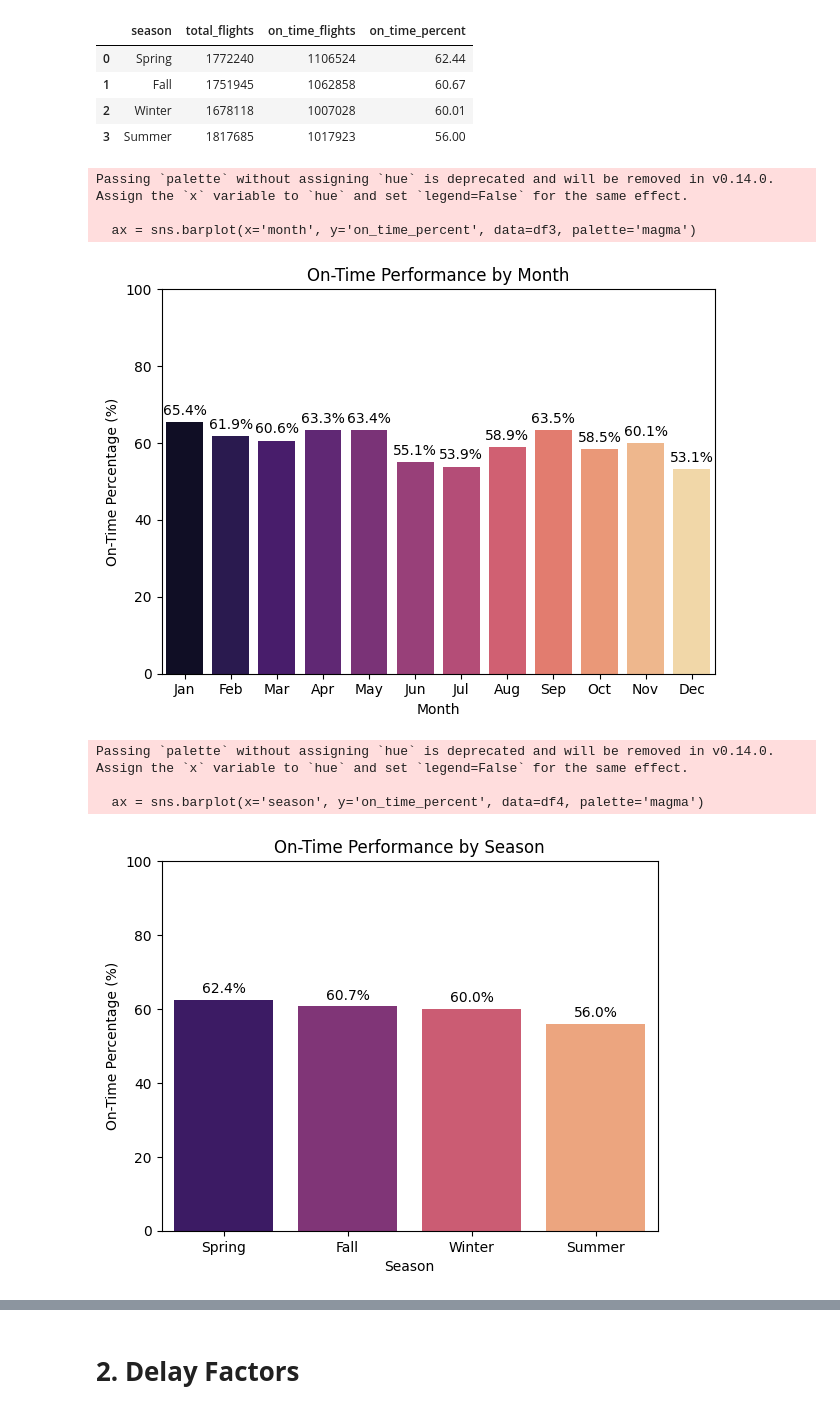
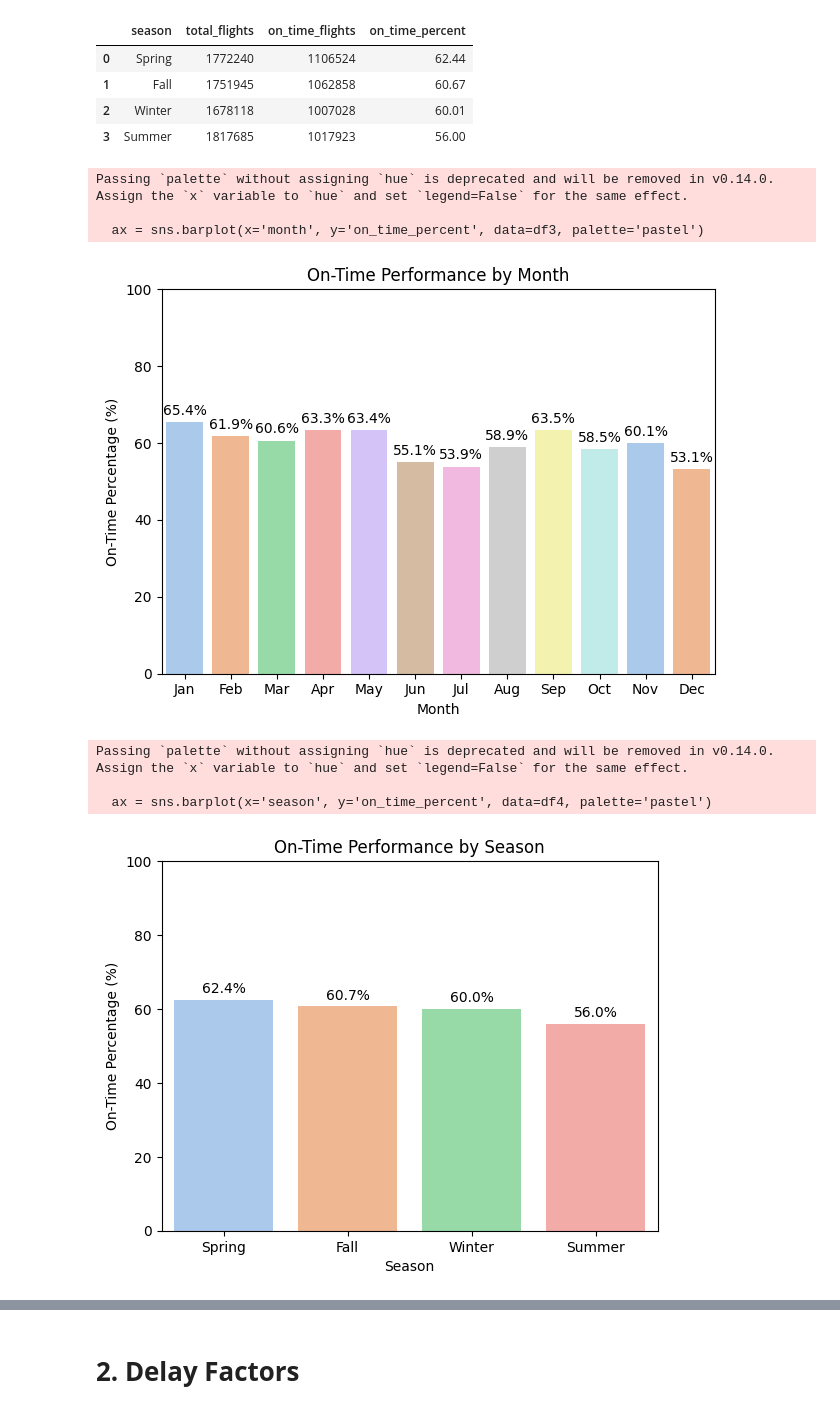
Before and after one commit to Hazim-HF/Data-Management-Project2, a Jupyter notebook: P152419_Project2_STQD6324.ipynb, the cells around one changed output, grey strips where cells are left out. Saved outputs shown, nothing was run; the diff lists cells and outputs as text; code cells hidden in the pictures.

```diff
--- a/P152419_Project2_STQD6324.ipynb
+++ b/P152419_Project2_STQD6324.ipynb
@@ -371,9 +388,9 @@ df
 # %%
 # visualize the average departure delay by time of day
 order = ['Morning', 'Afternoon', 'Evening', 'Night']
-ax = sns.barplot(x='time_of_day', y='avg_depdelay', data=df, palette='magma', order=order)
+ax = sns.barplot(x='time_of_day', y='avg_depdelay', data=df, palette='pastel', order=order)
 for container in ax.containers:
-    ax.bar_label(container, labels=[f'{v:.1f}%' for v in container.datavalues], padding=3)
+    ax.bar_label(container, labels=[f'{v:.1f}' for v in container.datavalues], padding=3)
 plt.title("Average Departure Delay by Time of Day")
 plt.xlabel("Time of Day")
 plt.ylabel("Average Departure Delay (minutes)")
@@ -399,7 +418,7 @@ query = """
     ORDER BY on_time_percent DESC
 """
 
-df2 = pd.read_sql(query, conn)
+df2 = pd.read_sql(query, engine)
 df2
 # %% [output]
 |  | dayofweek | total_flights | on_time_flights | on_time_percent |
@@ -486,7 +507,7 @@ query4 = """
     ORDER BY on_time_percent DESC
 """
 
-df4 = pd.read_sql(query4, conn)
+df4 = pd.read_sql(query4, engine)
 df4
 # %% [output]
 |  | season | total_flights | on_time_flights | on_time_percent |
@@ -496,7 +517,7 @@ df4
 | 3 | Summer | 1817685 | 1017923 | 56.00 |
 # %%
 # combine month and season data
-ax = sns.barplot(x='month', y='on_time_percent', data=df3, palette='magma')
+ax = sns.barplot(x='month', y='on_time_percent', data=df3, palette='pastel')
 
 for container in ax.containers:
     ax.bar_label(container, labels=[f'{v:.1f}%' for v in container.datavalues], padding=3)
@@ -511,19 +532,19 @@ plt.show();
 # %% [output]
 Passing `palette` without assigning `hue` is deprecated and will be removed in v0.14.0. Assign the `x` variable to `hue` and set `legend=False` for the same effect.
 
-  ax = sns.barplot(x='month', y='on_time_percent', data=df3, palette='magma')
+  ax = sns.barplot(x='month', y='on_time_percent', data=df3, palette='pastel')
-[figure, old version]
+[figure, new version]
 # %%
-ax = sns.barplot(x='season', y='on_time_percent', data=df4, palette='magma')
+ax = sns.barplot(x='season', y='on_time_percent', data=df4, palette='pastel')
 for container in ax.containers:
     ax.bar_label(container, labels=[f'{v:.1f}%' for v in container.datavalues], padding=3)
 plt.title("On-Time Performance by Season")
 plt.xlabel("Season")
 plt.ylabel("On-Time Percentage (%)")
 plt.ylim(0, 100)
 plt.show();
 # %% [output]
 Passing `palette` without assigning `hue` is deprecated and will be removed in v0.14.0. Assign the `x` variable to `hue` and set `legend=False` for the same effect.
 
-  ax = sns.barplot(x='season', y='on_time_percent', data=df4, palette='magma')
+  ax = sns.barplot(x='season', y='on_time_percent', data=df4, palette='pastel')
-[figure, old version]
+[figure, new version]
```
Also changed, not shown: parts of 43 cells of this notebook.
